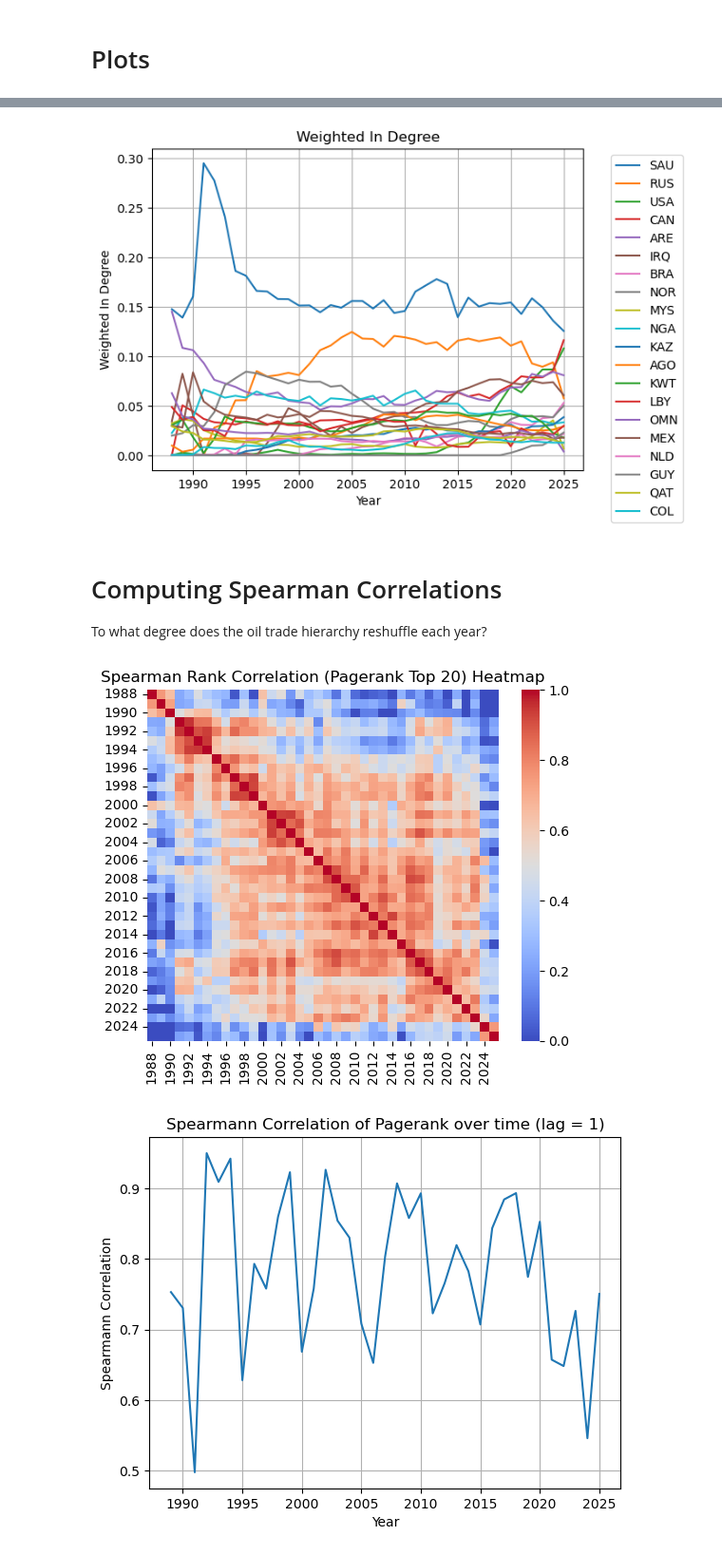
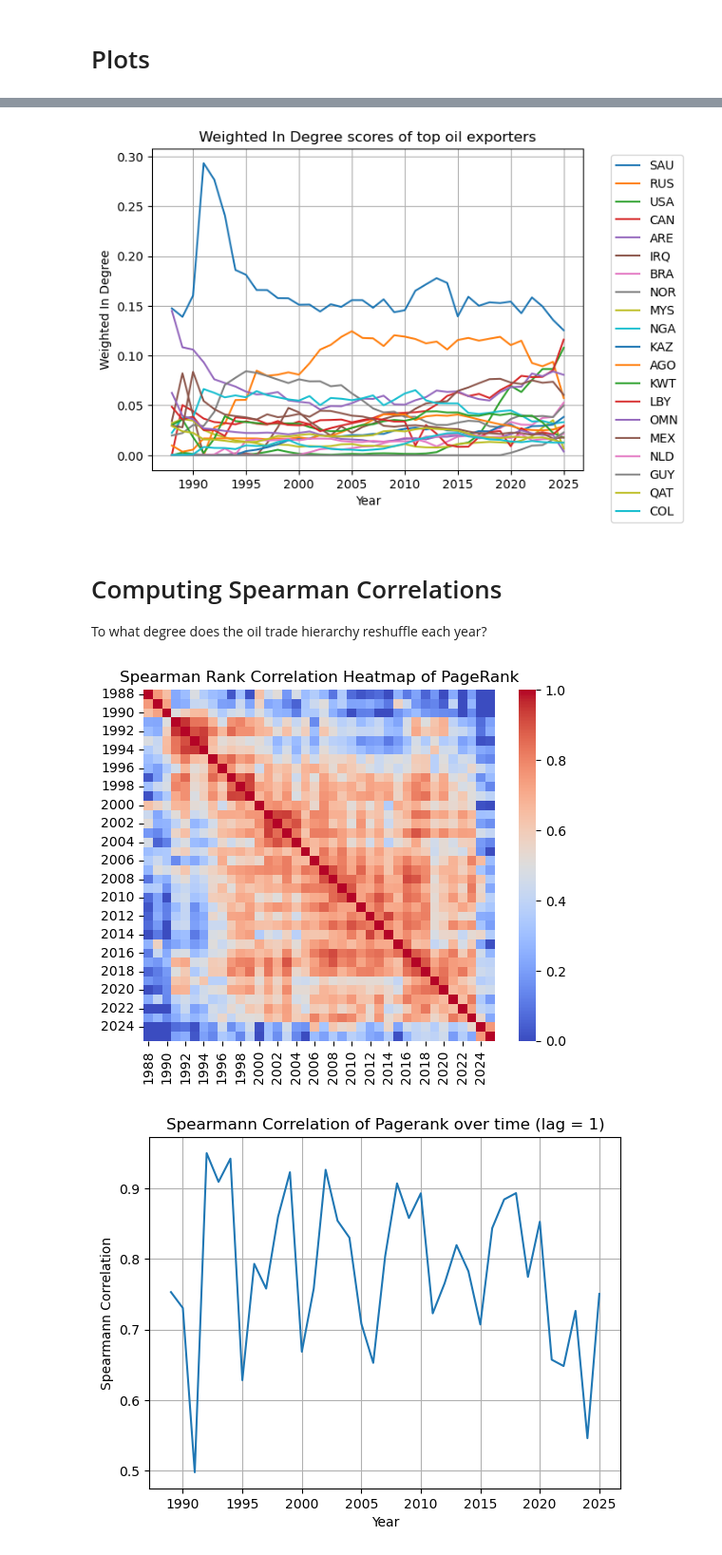
Before and after one commit to vinceLuong/tradeNetwork, a Jupyter notebook: Oil trade centrality analysis.ipynb, the cells around one changed output, grey strips where cells are left out. Shown at 95% size. Saved outputs shown, nothing was run; the diff lists cells and outputs as text; code cells hidden in the pictures.

```diff
--- a/Oil trade centrality analysis.ipynb
+++ b/Oil trade centrality analysis.ipynb
@@ -260,12 +260,12 @@ for c in topexporters:
 
 plt.xlabel("Year")
 plt.ylabel("Weighted In Degree")
-plt.title("Weighted In Degree")
+plt.title("Weighted In Degree scores of top oil exporters")
 plt.legend(bbox_to_anchor=(1.05, 1), loc='upper left')
 plt.grid(True)
 plt.show()
 # %% [output]
-[figure, old version]
+[figure, new version]
 # %% [markdown]
 # Computing Spearman Correlations
 
@@ -280,12 +280,14 @@ top20wid_df = wgt_in_degree_df.loc[topexporters].copy()
 top20pagerankmatrix  = top20pagerank_df.corr(method='spearman')
 top20WIDmatrix  = top20wid_df.corr(method='spearman')
 # %%
+import seaborn as sns
+
 sns.heatmap(top20pagerankmatrix, vmin=0, vmax=1, cmap='coolwarm', square=True)
 
-plt.title("Spearman Rank Correlation (Pagerank Top 20) Heatmap")
+plt.title("Spearman Rank Correlation Heatmap of PageRank")
 plt.show()
 # %% [output]
-[figure, old version]
+[figure, new version]
 # %%
 lag = 1 # space between years we want to compare
 
```
Also changed, not shown: parts of 6 cells of this notebook, 49 other files.
